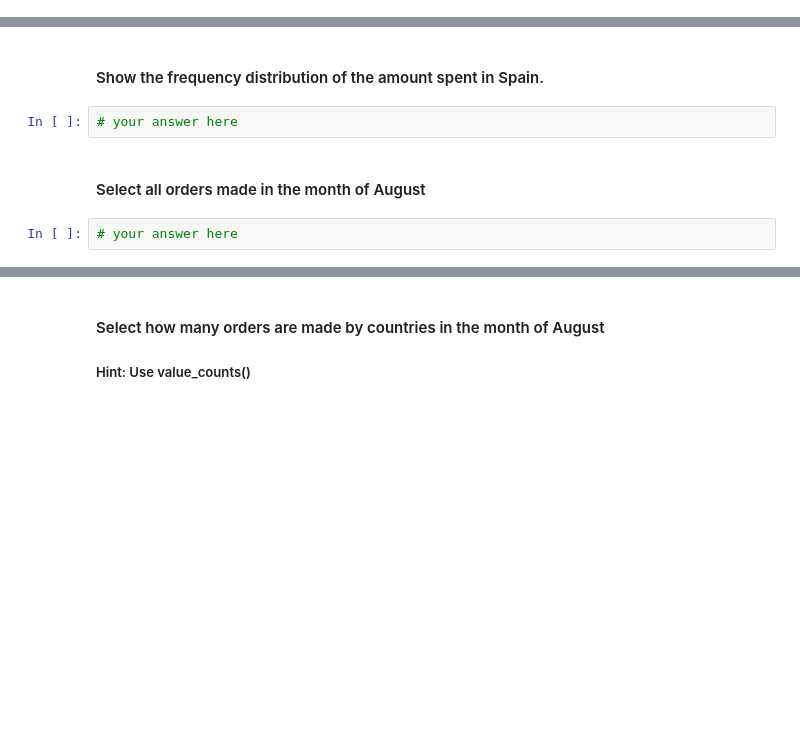
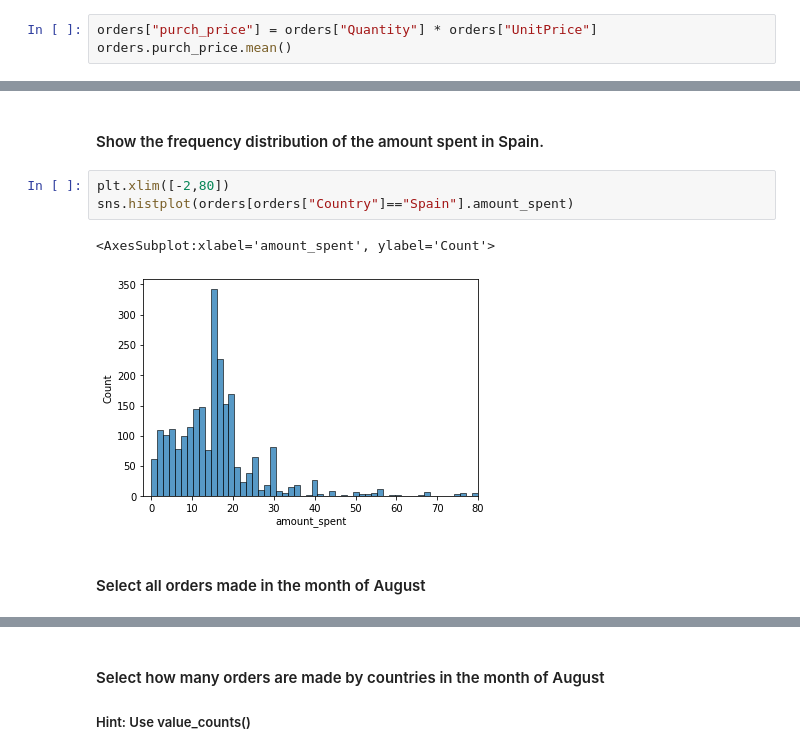
Before and after one commit to Ironhack-Data-Madrid-Agosto-2021/lab-descriptive-stats, a Jupyter notebook: your-code/main.ipynb, the cells around one changed output, grey strips where cells are left out. Drawn from its saved outputs; the diff is of its cells as text; blank space fills up the shorter version.

```diff
--- a/your-code/main.ipynb
+++ b/your-code/main.ipynb
@@ -360,0 +372,3 @@ we have various int categorical series a couple float numeric and the rest are o
+# %%
+orders["purch_price"] = orders["Quantity"] * orders["UnitPrice"]
+orders.purch_price.mean()
@@ -397,8 +485,10 @@ we have various int categorical series a couple float numeric and the rest are o
 # %% [markdown]
 #### Show the frequency distribution of the amount spent in Spain.
-# %%
-# your answer here
+# %%
+plt.xlim([-2,80])
+sns.histplot(orders[orders["Country"]=="Spain"].amount_spent)
+# %% [output]
+<AxesSubplot:xlabel='amount_spent', ylabel='Count'>
+[figure, added]
 # %% [markdown]
 #### Select all orders made in the month of August
-# %%
-# your answer here
```
Also changed, not shown: parts of 31 cells of this notebook.
